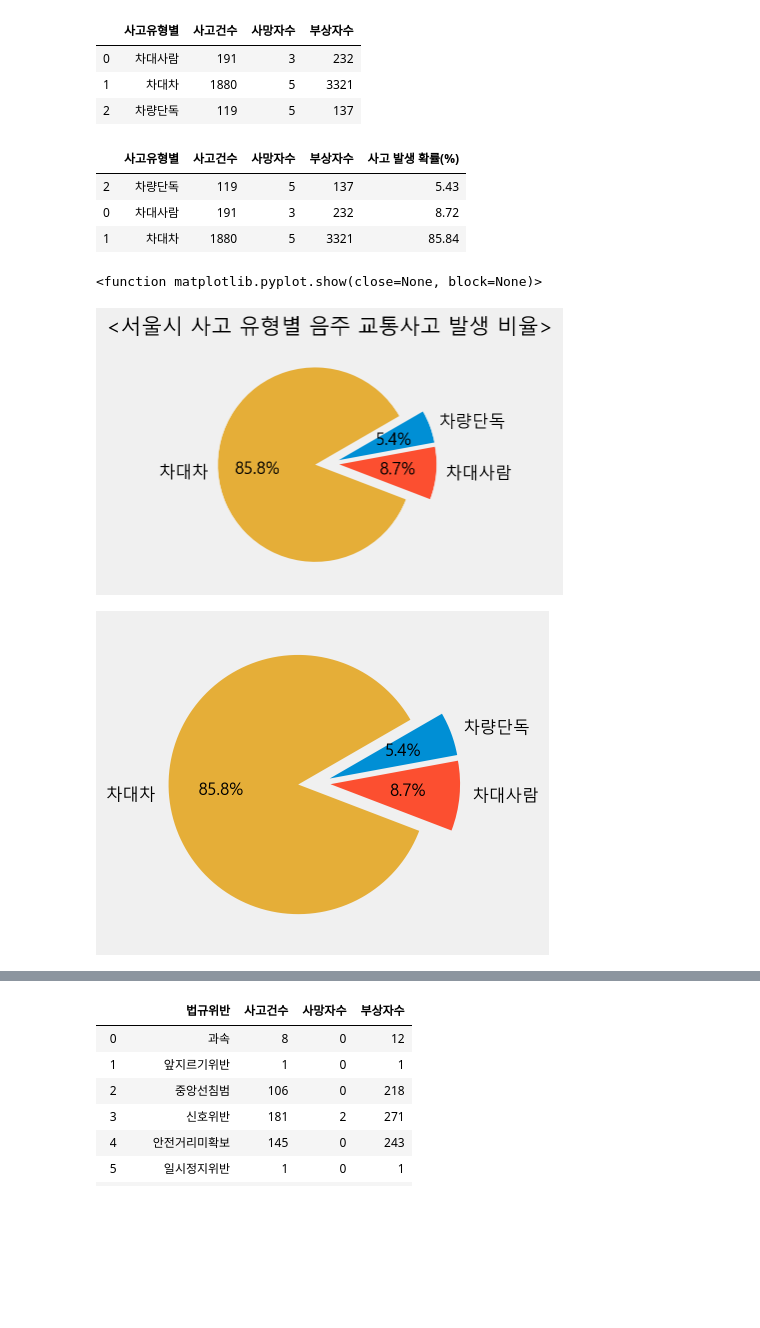
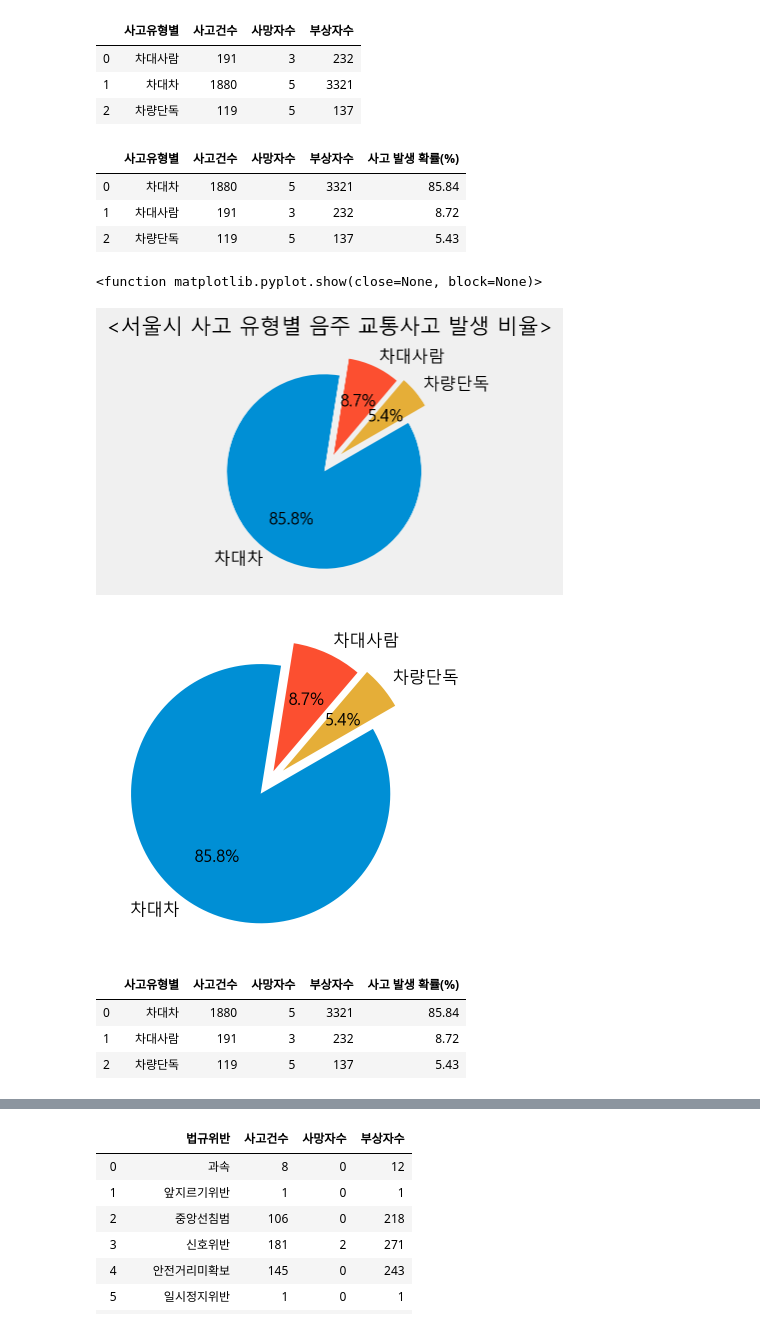
Before and after one commit to jeonprize/Accident, a Jupyter notebook: acl_accident.ipynb, the cells around one changed output, grey strips where cells are left out. Saved outputs shown, nothing was run; the diff lists cells and outputs as text; code cells hidden in the pictures; blank space fills up the shorter version.

```diff
--- a/acl_accident.ipynb
+++ b/acl_accident.ipynb
@@ -586,19 +586,20 @@ type_df
 # %%
 type_df["사고 발생 확률(%)"] = (type_df["사고건수"]/2190)*100
 type_df["사고 발생 확률(%)"] = type_df["사고 발생 확률(%)"].round(2)
-type_df = type_df.sort_values(by=["사고 발생 확률(%)"],ascending=True)
+type_df = type_df.sort_values(by=["사고 발생 확률(%)"],ascending=False)
+type_df = type_df.reset_index(drop=True)
 type_df
 # %% [output]
 |  | 사고유형별 | 사고건수 | 사망자수 | 부상자수 | 사고 발생 확률(%) |
+| 0 | 차대차 | 1880 | 5 | 3321 | 85.84 |
+| 1 | 차대사람 | 191 | 3 | 232 | 8.72 |
 | 2 | 차량단독 | 119 | 5 | 137 | 5.43 |
-| 0 | 차대사람 | 191 | 3 | 232 | 8.72 |
-| 1 | 차대차 | 1880 | 5 | 3321 | 85.84 |
 # %%
 # ratio = type_df["사고 발생 확률(%)"]
 # labels = type_df["사고유형별"]
 # explode = [0.1, 0.1, 0.15]
 # %%
-plt.figure(figsize=(4,3))
+plt.figure(figsize=(10,3))
 plt.title("<서울시 사고 유형별 음주 교통사고 발생 비율>",fontsize=15)
 
 plt.pie(type_df["사고 발생 확률(%)"],
@@ -611,14 +612,24 @@ plt.pie(type_df["사고 발생 확률(%)"],
 plt.show
 # %% [output]
 <function matplotlib.pyplot.show(close=None, block=None)>
-[figure, old version]
+[figure, new version]
 # %%
-# fig = plt.figure(2,figsize=(5,4))
-# ax = fig.add_subplot(111)
-# # ax.axis('equal')
-# ax.pie(type_df["사고 발생 확률(%)"],labels=type_df["사고유형별"],autopct='%.1f%%',startangle=30,counterclock=False,
-#         explode = [0.1, 0.1, 0.15],
-#         textprops={'fontsize': 12})
-# plt.show()
+fig = plt.figure(2,figsize=(5,4))
+ax = fig.add_subplot(111)
+fig.set_facecolor('white') ## 캔버스 배경색을 하얀색으로 설정
+# ax.axis('equal')
+ax.pie(type_df["사고 발생 확률(%)"],labels=type_df["사고유형별"],autopct='%.1f%%',startangle=30,counterclock=False,
+        explode = [0.1, 0.1, 0.15],
+        textprops={'fontsize': 12})
+
+
+plt.show()
 # %% [output]
-[figure, old version]
+[figure, new version]
+# %%
+type_df
+# %% [output]
+|  | 사고유형별 | 사고건수 | 사망자수 | 부상자수 | 사고 발생 확률(%) |
+| 0 | 차대차 | 1880 | 5 | 3321 | 85.84 |
+| 1 | 차대사람 | 191 | 3 | 232 | 8.72 |
+| 2 | 차량단독 | 119 | 5 | 137 | 5.43 |
```
Also changed, not shown: parts of 4 cells of this notebook.
